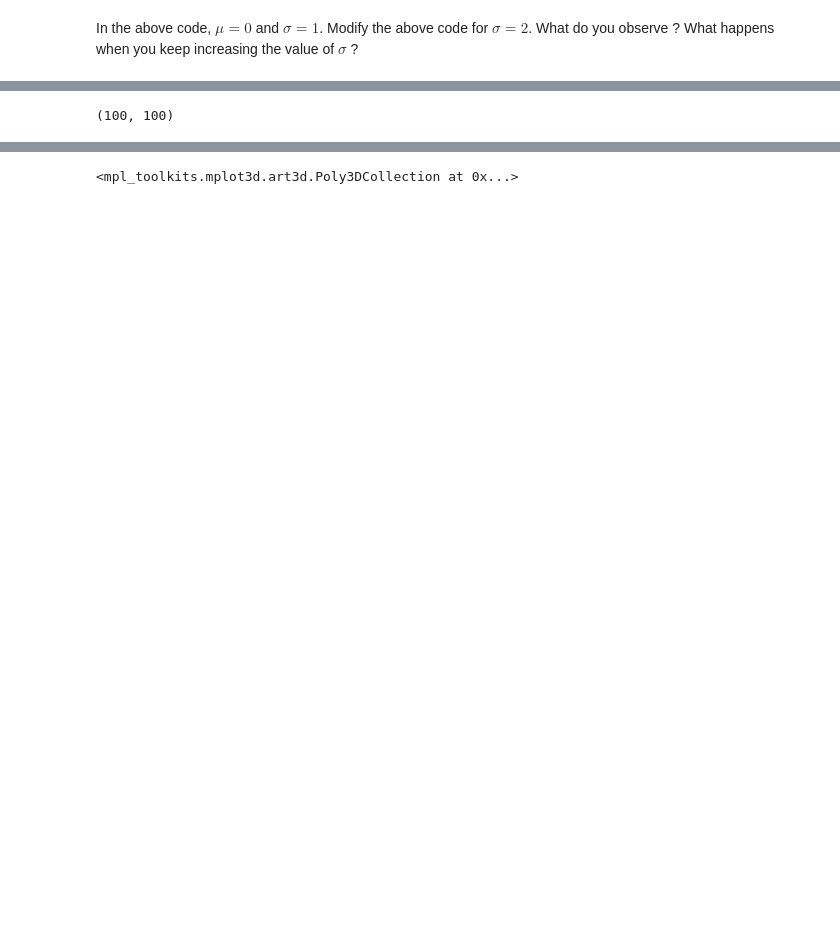
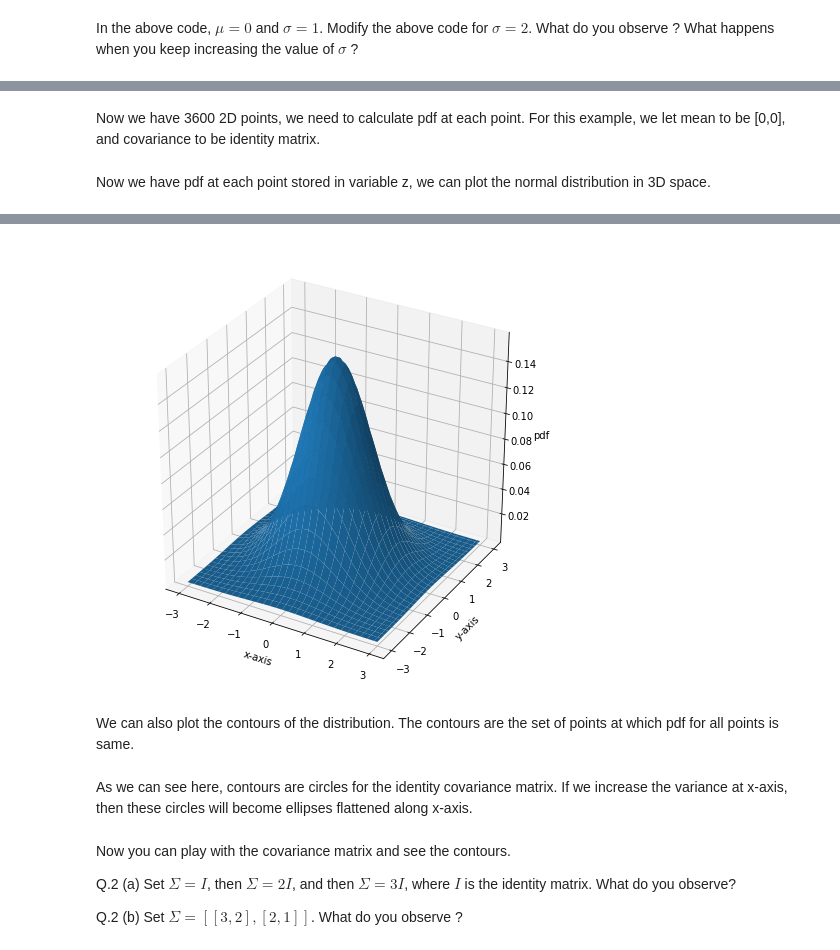
Before and after one commit to happy2332/python_for_ml, a Jupyter notebook: Distributions.ipynb, the cells around one changed output, grey strips where cells are left out. Cells and saved outputs as stored; diff of their text form; code cells hidden in the pictures; blank space fills up the shorter version.

Commit message:
added distributions notebook

```diff
--- a/Distributions.ipynb
+++ b/Distributions.ipynb
@@ -87,17 +84,38 @@ pos = np.array([X.flatten(),Y.flatten()]).T
+# %%
+import numpy as np
+# First create range of points in both axes. Here we are taking 60 points from -3 to 3 in each axis i.e. there will be
+# total 3600 points
+x = np.linspace(-3,3,60)
+y = np.linspace(-3,3,60)
+# Now we get those 3600 points using meshgrid. Meshgrid creates two matrices X and Y of size 60*60 each, and
+# X[i][j],Y[i][j] would be a single point
+X,Y = np.meshgrid(x,y)
+# finally we want those 3600 points in 1 vector i.e. we need a 3600*2 vector, whose each entry is a point
+points = np.array([X.flatten(),Y.flatten()]).T
+# %% [markdown]
+Now we have 3600 2D points, we need to calculate pdf at each point. For this example, we let mean to be [0,0], and
+covariance to be identity matrix.
 # %%
 from scipy.stats import multivariate_normal as mvn
 mu=np.zeros(2)
-sigma = 2*np.eye(2)
+sigma = [[1,0],[0,1]]
 rv = mvn(mean=mu,cov=sigma)
+z = rv.pdf(points).reshape(60,60)
-# %%
-z = rv.pdf(pos).reshape(100,100)
-print(z.shape)
-# %% [output]
-(100, 100)
+# %% [markdown]
+Now we have pdf at each point stored in variable z, we can plot the normal distribution in 3D space.
 # %%
 import matplotlib.pyplot as plt
 from mpl_toolkits.mplot3d import Axes3D
+
+#Create a figure object
 fig = plt.figure()
+fig.set_size_inches(8,8)
+# Create a 3D axes object from figure object
 ax = fig.gca(projection='3d')
-ax.plot_surface(X, Y, z)
+
+ax.plot_surface(X,Y,z)
+ax.set_xlabel('x-axis')
+ax.set_ylabel('y-axis')
+ax.set_zlabel('pdf')
+plt.show()
 # %% [output]
@@ -106 +122,3 @@ ax.plot_surface(X, Y, z)
-<mpl_toolkits.mplot3d.art3d.Poly3DCollection at 0x...>
+[figure, added]
+# %% [markdown]
+We can also plot the contours of the distribution. The contours are the set of points at which pdf for all points is same.
@@ -106,0 +137,2 @@ ax.plot_surface(X, Y, z)
+# %% [markdown]
+As we can see here, contours are circles for the identity covariance matrix. If we increase the variance at x-axis, then these circles will become ellipses flattened along x-axis.
@@ -106,0 +151,6 @@ ax.plot_surface(X, Y, z)
+# %% [markdown]
+Now you can play with the covariance matrix and see the contours.
+
+Q.2 (a) Set $\Sigma=I$, then $\Sigma=2I$, and then $\Sigma=3I$, where $I$ is the identity matrix. What do you observe?
+
+Q.2 (b) Set $\Sigma=[[3,2],[2,1]]$. What do you observe ?
```
Also changed, not shown: parts of 9 cells of this notebook.
